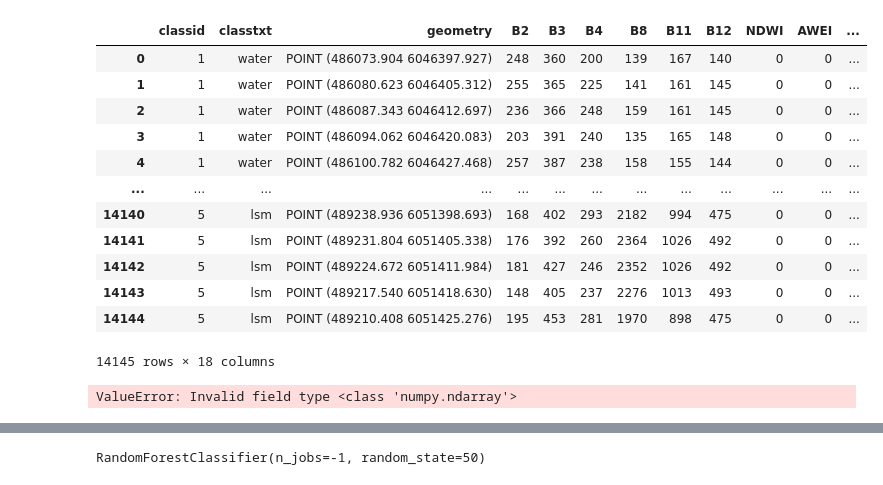
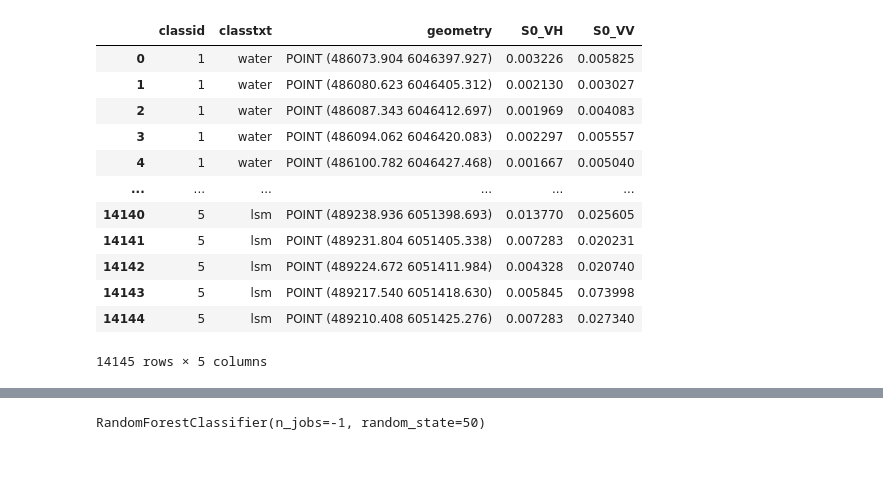
Before and after one commit to nansencenter/salt_marshes_de, a Jupyter notebook: combi.ipynb, the cells around one changed output, grey strips where cells are left out. Saved outputs shown, nothing was run; the diff lists cells and outputs as text; code cells hidden in the pictures.

```diff
--- a/combi.ipynb
+++ b/combi.ipynb
@@ -85,2 +76,2 @@ all_bands.append(s1[8])
 # %%
-all_bands.append(s1[10])
+all_bands.append(s1r[10])
@@ -93,0 +90,4 @@ bands_stack.shape
+# %%
+for i in range(bands_stack.shape[0]):
+    plt.figure()
+    plt.imshow(bands_stack[i, :, :])
@@ -112,0 +171,6 @@ with rio.open('/container_dir1/results/all_bands.tif', 'w', **meta) as dst:
+# %%
+with rio.open('/container_dir1/results/all_bands.tif') as src1:
+    img = src1.read()
+for i in range(img.shape[0]):
+    plt.figure()
+    plt.imshow(img[i, :, :])
@@ -128,8 +214,8 @@ plt.imshow(out_image[3]);plt.colorbar()
 # %%
 #Extract the pixel values of VIs & Bands at training points:
 # Import shapefile table with labels
-src_t_points = '/container_dir1/subsets/t_points_new2.shp'
-points = gpd.read_file(src_t_points)
+t_points_path = '/container_dir1/subsets/t_points_new2.shp'
+points = gpd.read_file(t_points_path)
 class_names = points['classtxt'].unique()
 print(class_names)
 points.head()
@@ -192,28 +277,28 @@ points.head()
 # %%
 # create new working gdf with only the interesting columns and without the qgis stuff in original table
-points2 = points[['classid', 'classtxt', 'geometry', 'B2', 'B3', 'B4', 'B8', 'B11', 'B12', 'NDWI', 'AWEI', 'NDVI', 'SAVI', 'MSAVI', 'NDMI', 'EVI', 'S0_VH', 'S0_VV']].copy()
+#points2 = points[['classid', 'classtxt', 'geometry', 'B2', 'B3', 'B4', 'B8', 'B11', 'B12', 'NDWI', 'AWEI', 'NDVI', 'SAVI', 'MSAVI', 'NDMI', 'EVI', 'S0_VH', 'S0_VV']].copy()
+points2 = points[['classid', 'classtxt', 'geometry', 'S0_VH', 'S0_VV']].copy()
 points2
 
 ### Problem: decimals don´t get imported.... -.-
+### Problem solved: changed dtype in meta data when exporting the raster stack to float
 # %% [output]
-|  | classid | classtxt | geometry | B2 | B3 | B4 | B8 | B11 | B12 | NDWI | AWEI | ... |
-| 0 | 1 | water | POINT (486073.904 6046397.927) | 248 | 360 | 200 | 139 | 167 | 140 | 0 | 0 | ... |
-| 1 | 1 | water | POINT (486080.623 6046405.312) | 255 | 365 | 225 | 141 | 161 | 145 | 0 | 0 | ... |
-| 2 | 1 | water | POINT (486087.343 6046412.697) | 236 | 366 | 248 | 159 | 161 | 145 | 0 | 0 | ... |
-| 3 | 1 | water | POINT (486094.062 6046420.083) | 203 | 391 | 240 | 135 | 165 | 148 | 0 | 0 | ... |
-| 4 | 1 | water | POINT (486100.782 6046427.468) | 257 | 387 | 238 | 158 | 155 | 144 | 0 | 0 | ... |
-| ... | ... | ... | ... | ... | ... | ... | ... | ... | ... | ... | ... | ... |
-| 14140 | 5 | lsm | POINT (489238.936 6051398.693) | 168 | 402 | 293 | 2182 | 994 | 475 | 0 | 0 | ... |
-| 14141 | 5 | lsm | POINT (489231.804 6051405.338) | 176 | 392 | 260 | 2364 | 1026 | 492 | 0 | 0 | ... |
-| 14142 | 5 | lsm | POINT (489224.672 6051411.984) | 181 | 427 | 246 | 2352 | 1026 | 492 | 0 | 0 | ... |
-| 14143 | 5 | lsm | POINT (489217.540 6051418.630) | 148 | 405 | 237 | 2276 | 1013 | 493 | 0 | 0 | ... |
-| 14144 | 5 | lsm | POINT (489210.408 6051425.276) | 195 | 453 | 281 | 1970 | 898 | 475 | 0 | 0 | ... |
+|  | classid | classtxt | geometry | S0_VH | S0_VV |
+| 0 | 1 | water | POINT (486073.904 6046397.927) | 0.003226 | 0.005825 |
+| 1 | 1 | water | POINT (486080.623 6046405.312) | 0.002130 | 0.003027 |
+| 2 | 1 | water | POINT (486087.343 6046412.697) | 0.001969 | 0.004083 |
+| 3 | 1 | water | POINT (486094.062 6046420.083) | 0.002297 | 0.005557 |
+| 4 | 1 | water | POINT (486100.782 6046427.468) | 0.001667 | 0.005040 |
+| ... | ... | ... | ... | ... | ... |
+| 14140 | 5 | lsm | POINT (489238.936 6051398.693) | 0.013770 | 0.025605 |
+| 14141 | 5 | lsm | POINT (489231.804 6051405.338) | 0.007283 | 0.020231 |
+| 14142 | 5 | lsm | POINT (489224.672 6051411.984) | 0.004328 | 0.020740 |
+| 14143 | 5 | lsm | POINT (489217.540 6051418.630) | 0.005845 | 0.073998 |
+| 14144 | 5 | lsm | POINT (489210.408 6051425.276) | 0.007283 | 0.027340 |
-14145 rows × 18 columns
+14145 rows × 5 columns
 # %%
 ### Export geodataframe as trainingpoints for classification
-points2.to_file('/container_dir1/results/gdf_train_pixelvalues.shp', mode='w')
+#points2.to_file('/container_dir1/results/gdf_train_pixelvalues.shp', mode='w')
-# %% [output]
-ValueError: Invalid field type <class 'numpy.ndarray'>
 # %%
 points2.columns
 # %% [output]
```
Also changed, not shown: parts of 47 cells of this notebook, 29 other files.
